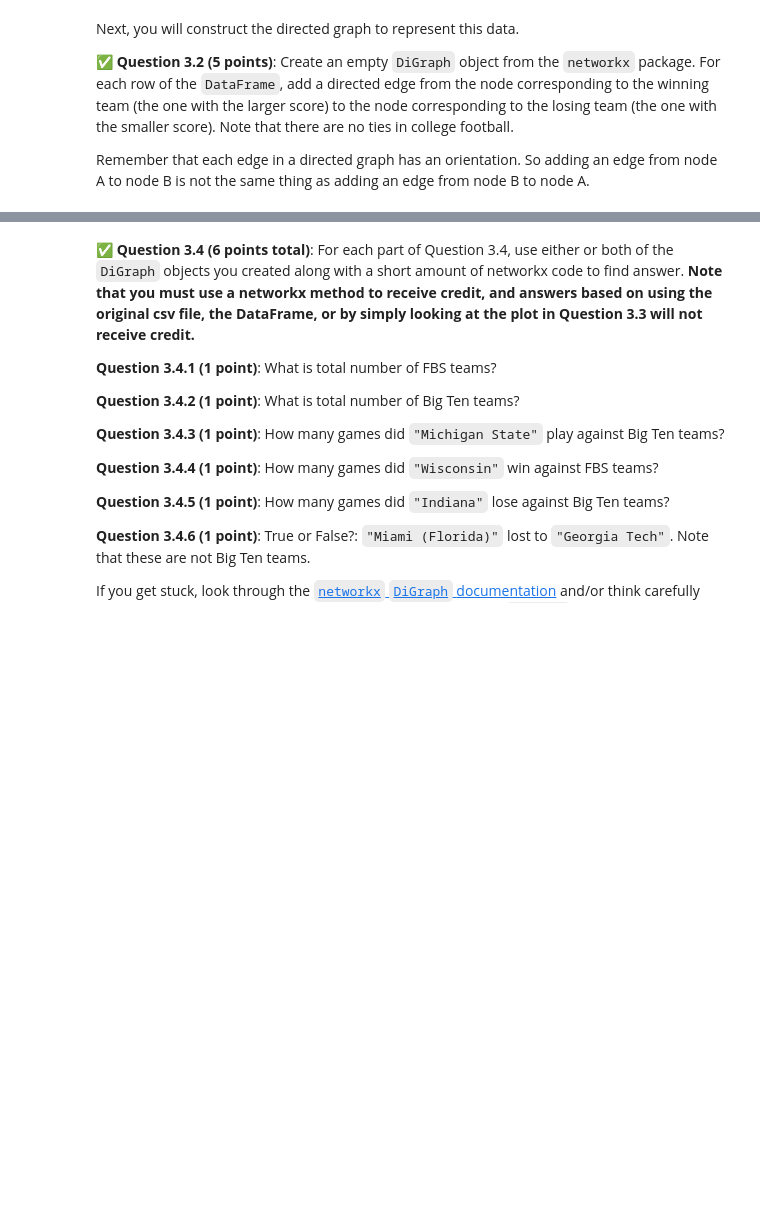
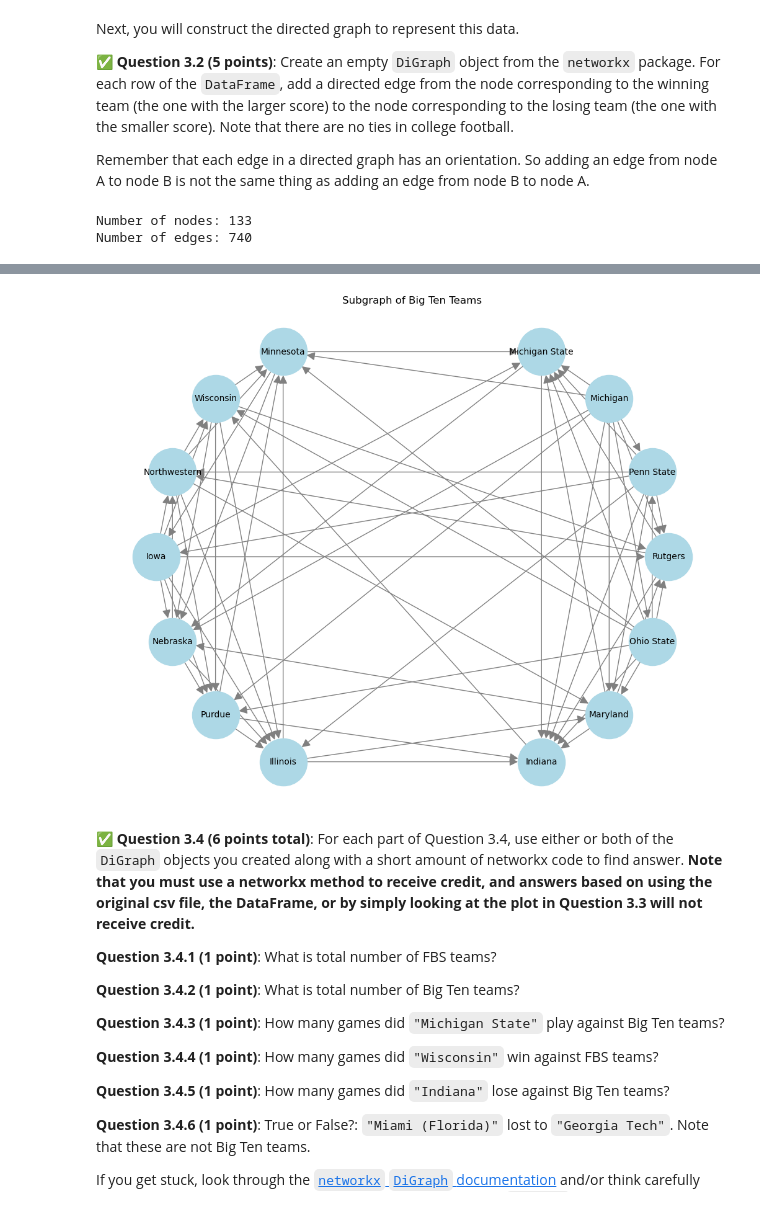
Before and after one commit to johnwano/CMSE202-f23-turnin, a Jupyter notebook: hw-02/HW-02_ABMandGraphTheory-STUDENT.ipynb, the cells around one changed output, grey strips where cells are left out. Cells and saved outputs as stored; diff of their text form; code cells hidden in the pictures; blank space fills up the shorter version.

```diff
--- a/hw-02/HW-02_ABMandGraphTheory-STUDENT.ipynb
+++ b/hw-02/HW-02_ABMandGraphTheory-STUDENT.ipynb
@@ -463,3 +489,33 @@ Remember that each edge in a directed graph has an orientation. So adding an edg
+# %%
+# Put your code for Question 3.2 here:
+import pandas as pd
+import networkx as nx
+
+column_names = ["Date", "HomeTeam", "HomeScore", "AwayTeam", "AwayScore"]
+df = pd.read_csv("NCAAFootballScores2023.csv", names=column_names)
+
+# Create an empty directed graph
+G = nx.DiGraph()
+
+# Iterate over each row of the DataFrame
+for index, row in df.iterrows():
+    home_team, home_score, away_team, away_score = row["HomeTeam"], row["HomeScore"], row["AwayTeam"], row["AwayScore"]
+
+    # Determine the winner and loser
+    if home_score > away_score:
+        winner, loser = home_team, away_team
+    else:
+        winner, loser = away_team, home_team
+
+    # Add a directed edge from the winner to the loser
+    G.add_edge(winner, loser)
+
+# Print some information about the graph
+print("Number of nodes:", G.number_of_nodes())
+print("Number of edges:", G.number_of_edges())
+# %% [output]
+Number of nodes: 133
+Number of edges: 740
 # %% [markdown]
 This graph has over 100 nodes and hundreds of edges, so it will be hard to look at the entire graph at once. But we can construct and display a small subgraph of the entire directed graph.
 
@@ -472,11 +528,30 @@ This graph has over 100 nodes and hundreds of edges, so it will be hard to look
 
 If you do this part correctly, you should get something that looks like this: <img src="https://i.ibb.co/FDQtG4J/Big-Ten-Subgraph.png" width=400px align="center">
 # %%
-# Put your code for Question 3.3 here:
-BigTen_positions = {"Michigan State":(0.63,0.92),"Michigan":(0.96,0.71),"Penn State":(1.17,0.38),"Rutgers":(1.25,0.0),
-                    "Ohio State":(1.17,-0.38),"Maryland":(0.96,-0.71),"Indiana":(0.63,-0.92),
-                    "Illinois":(-0.63,-0.92),"Purdue":(-0.96,-0.71),"Nebraska":(-1.17,-0.38),
-                    "Iowa":(-1.25,0.0),"Northwestern":(-1.17,0.38),"Wisconsin":(-0.96,0.71),"Minnesota":(-0.63,0.92)}
+import matplotlib.pyplot as plt
+import networkx as nx
+
+# Create the dictionary of Big Ten team positions
+BigTen_positions = {
+    "Michigan State": (0.63, 0.92), "Michigan": (0.96, 0.71), "Penn State": (1.17, 0.38),
+    "Rutgers": (1.25, 0.0), "Ohio State": (1.17, -0.38), "Maryland": (0.96, -0.71),
+    "Indiana": (0.63, -0.92), "Illinois": (-0.63, -0.92), "Purdue": (-0.96, -0.71),
+    "Nebraska": (-1.17, -0.38), "Iowa": (-1.25, 0.0), "Northwestern": (-1.17, 0.38),
+    "Wisconsin": (-0.96, 0.71), "Minnesota": (-0.63, 0.92)
+}
+
+# Create a subgraph induced by the Big Ten teams
+BigTen_teams = list(BigTen_positions.keys())
+subgraph = G.subgraph(BigTen_teams)
+
+# subgraph
+plt.figure(figsize=(10, 8))
+pos = BigTen_positions
+nx.draw(subgraph, pos, with_labels=True, node_size=3000, node_color='lightblue', font_size=10, font_color='black', edge_color='gray', arrowsize=20)
+plt.title("Subgraph of Big Ten Teams")
+plt.show()
+# %% [output]
+[figure, added]
 # %% [markdown]
 &#9989;  **Question 3.4 (6 points total)**: For each part of Question 3.4, use either or both of the `DiGraph` objects you created along with a short amount of networkx code to find answer. **Note that you must use a networkx method to receive credit, and answers based on using the original csv file, the DataFrame, or by simply looking at the plot in Question 3.3 will not receive credit.**
 
```
Also changed, not shown: parts of 16 cells of this notebook.
